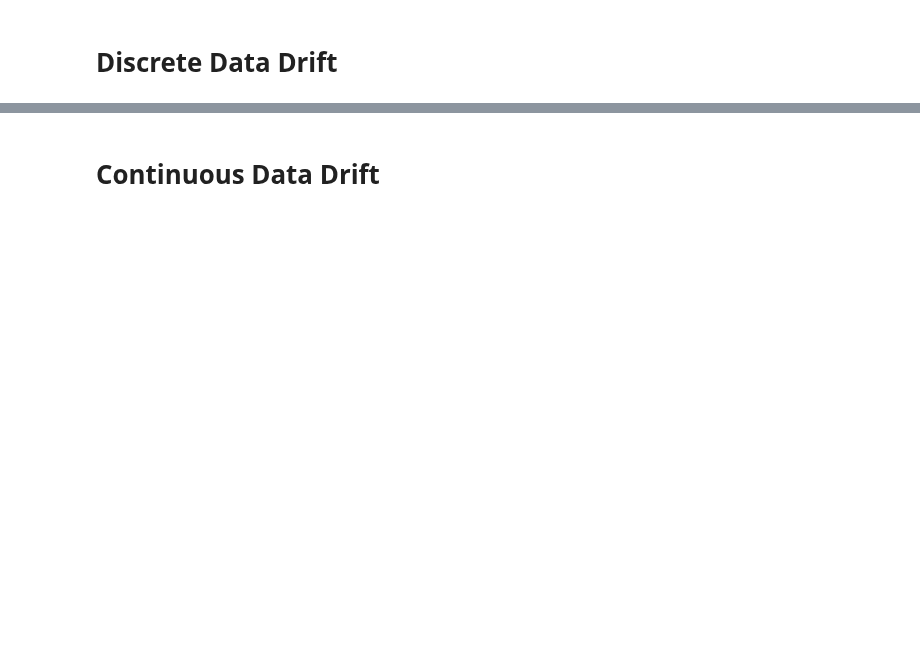
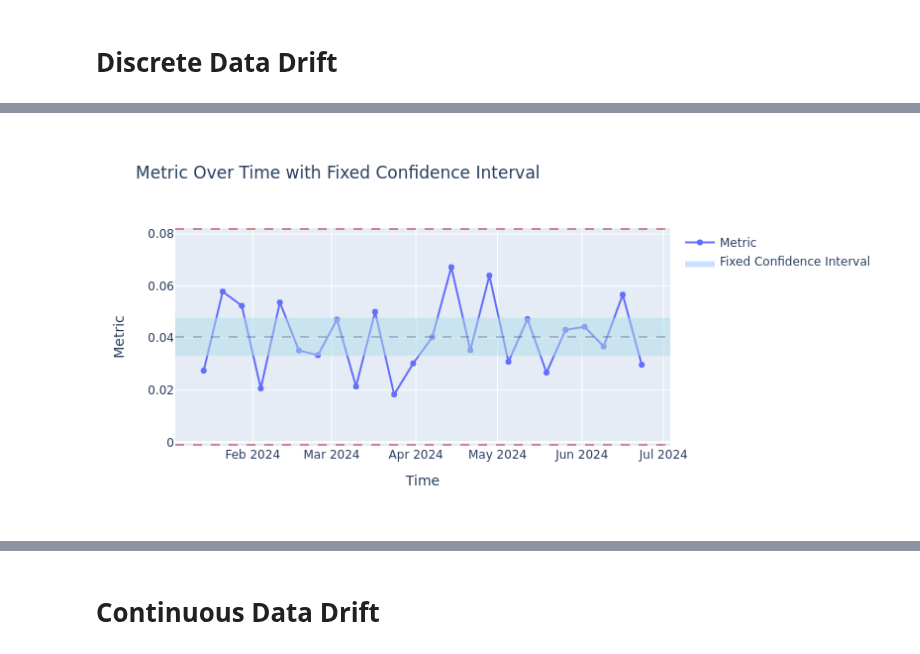
Before and after one commit to HeyLucasLeao/tinyshift, a Jupyter notebook: eda.ipynb, the cells around one changed output, grey strips where cells are left out. Saved outputs shown, nothing was run; the diff lists cells and outputs as text; code cells hidden in the pictures; blank space fills up the shorter version.

```diff
--- a/eda.ipynb
+++ b/eda.ipynb
@@ -107,3 +107,3 @@ test_distance = detector.generate_distance(test_disttribution)
 # %%
-plotting.performance_by_time(detector.statistics, detector.reference_distance)
+plotting.performance_by_time(detector.statistics, detector.reference_distance, fig_type="png")
 # %% [output]
@@ -112 +110,2 @@ plotting.performance_by_time(detector.statistics, detector.reference_distance)
+[figure, added]
 # %%
```
Also changed, not shown: parts of 22 cells of this notebook, 1 other file.
